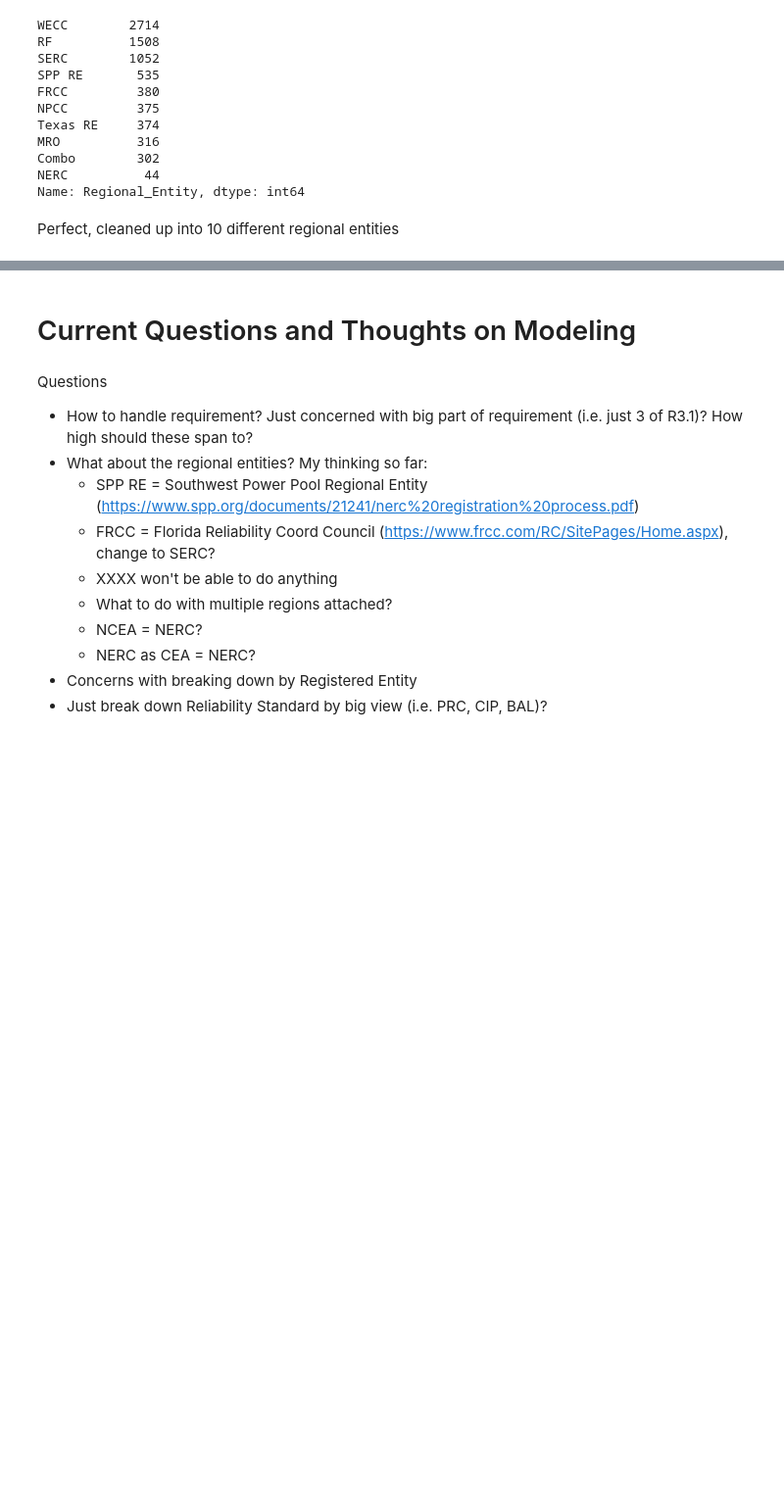
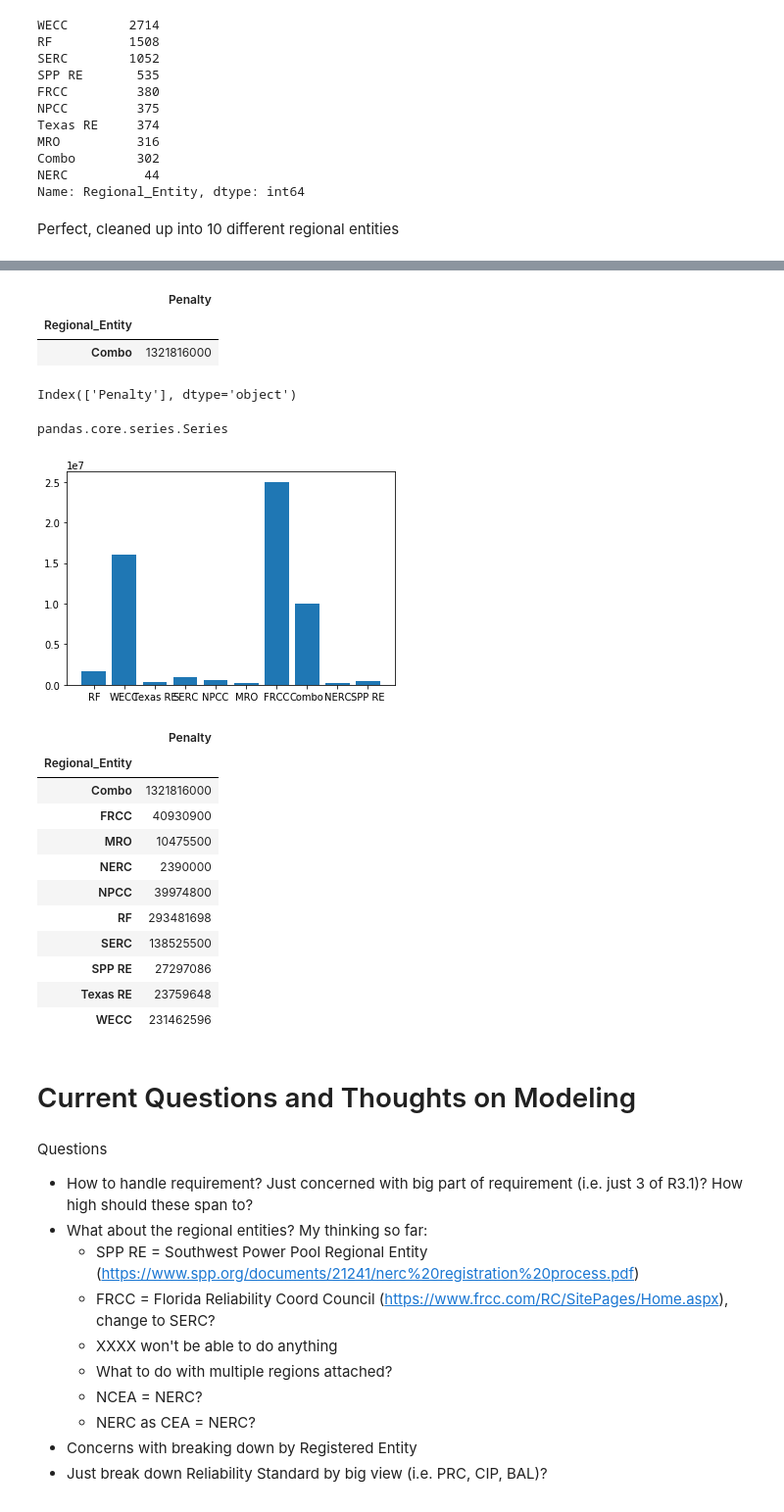
Before and after one commit to kkolodziej39/NERC_Fines, a Jupyter notebook: nerc_fines.ipynb, the cells around one changed output, grey strips where cells are left out. Shown at 98% size. Saved outputs shown, nothing was run; the diff lists cells and outputs as text; code cells hidden in the pictures; blank space fills up the shorter version.

```diff
--- a/nerc_fines.ipynb
+++ b/nerc_fines.ipynb
@@ -307,2 +481,36 @@ Perfect, cleaned up into 10 different regional entities
+# %%
+df.head(1)
+# %% [output]
+|  | Penalty |
+| Regional_Entity |  |
+| Combo | 1321816000 |
+# %%
+df.columns
+# %% [output]
+Index(['Penalty'], dtype='object')
+# %%
+type(fines_by_entity)
+# %% [output]
+pandas.core.series.Series
+# %%
+# by entity
+fines_by_entity = allData.groupby('Regional_Entity')[['Penalty']].sum()
+plt.bar(allData["Regional_Entity"], allData["Penalty"])
+plt.show()
+fines_by_entity
+# %% [output]
+[figure, added]
+|  | Penalty |
+| Regional_Entity |  |
+| Combo | 1321816000 |
+| FRCC | 40930900 |
+| MRO | 10475500 |
+| NERC | 2390000 |
+| NPCC | 39974800 |
+| RF | 293481698 |
+| SERC | 138525500 |
+| SPP RE | 27297086 |
+| Texas RE | 23759648 |
+| WECC | 231462596 |
 # %% [markdown]
 # Current Questions and Thoughts on Modeling
```
Also changed, not shown: parts of 23 cells of this notebook.
